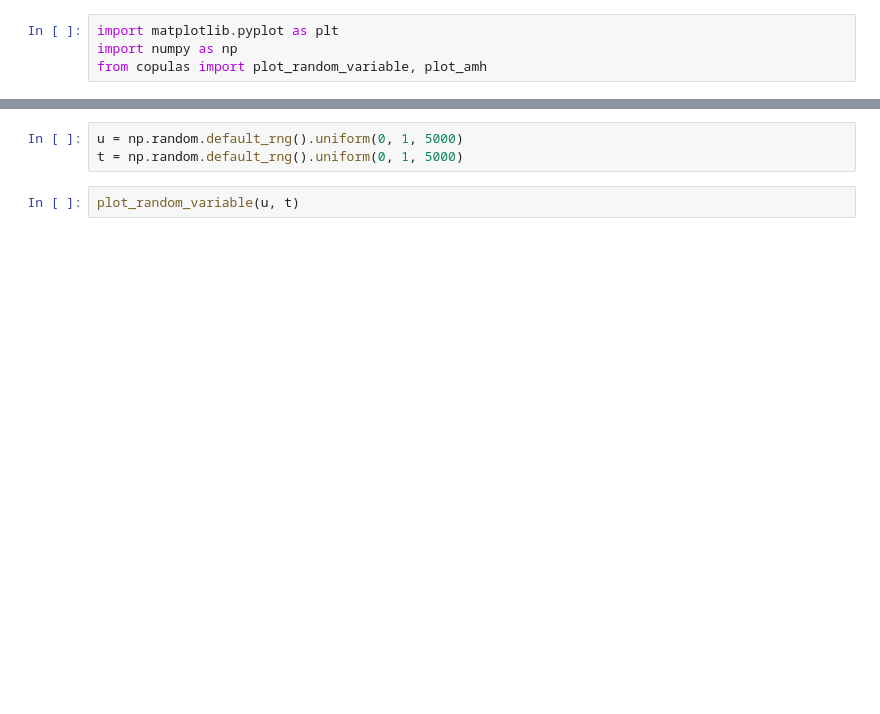
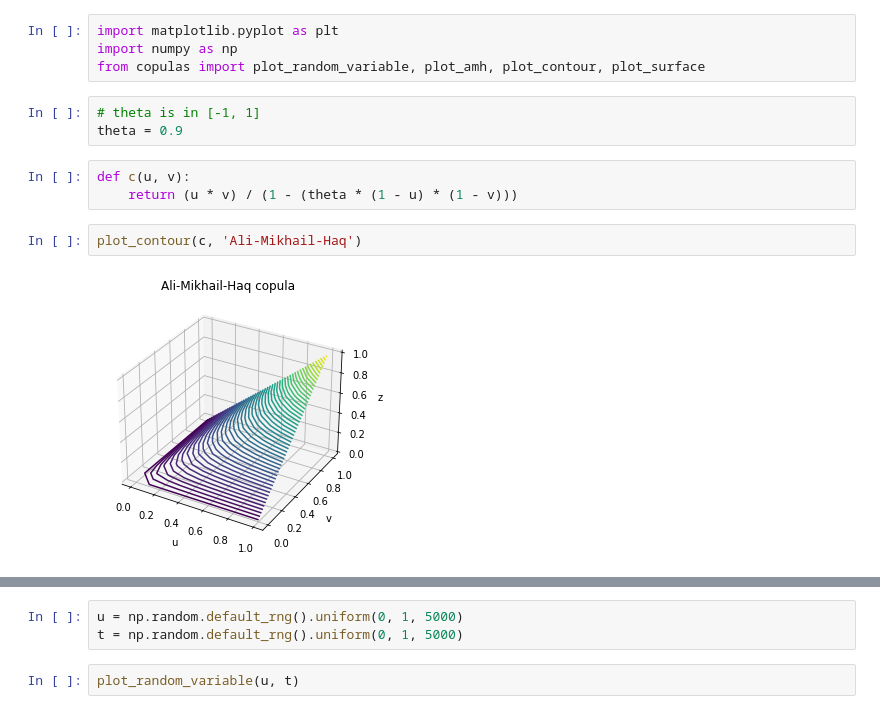
Before and after one commit to JoeJoe1313/Copulas-and-Applications, a Jupyter notebook: ali-mikhail-haq.ipynb, the cells around one changed output, grey strips where cells are left out. Drawn from its saved outputs; the diff is of its cells as text; blank space fills up the shorter version.

```diff
--- a/ali-mikhail-haq.ipynb
+++ b/ali-mikhail-haq.ipynb
@@ -1,4 +1,14 @@
 # %%
 import matplotlib.pyplot as plt
 import numpy as np
-from copulas import plot_random_variable, plot_amh
+from copulas import plot_random_variable, plot_amh, plot_contour, plot_surface
+# %%
+# theta is in [-1, 1]
+theta = 0.9
+# %%
+def c(u, v):
+    return (u * v) / (1 - (theta * (1 - u) * (1 - v)))
+# %%
+plot_contour(c, 'Ali-Mikhail-Haq')
+# %% [output]
+[figure, added]
```
Also changed, not shown: parts of 3 cells of this notebook, 2 other files.
